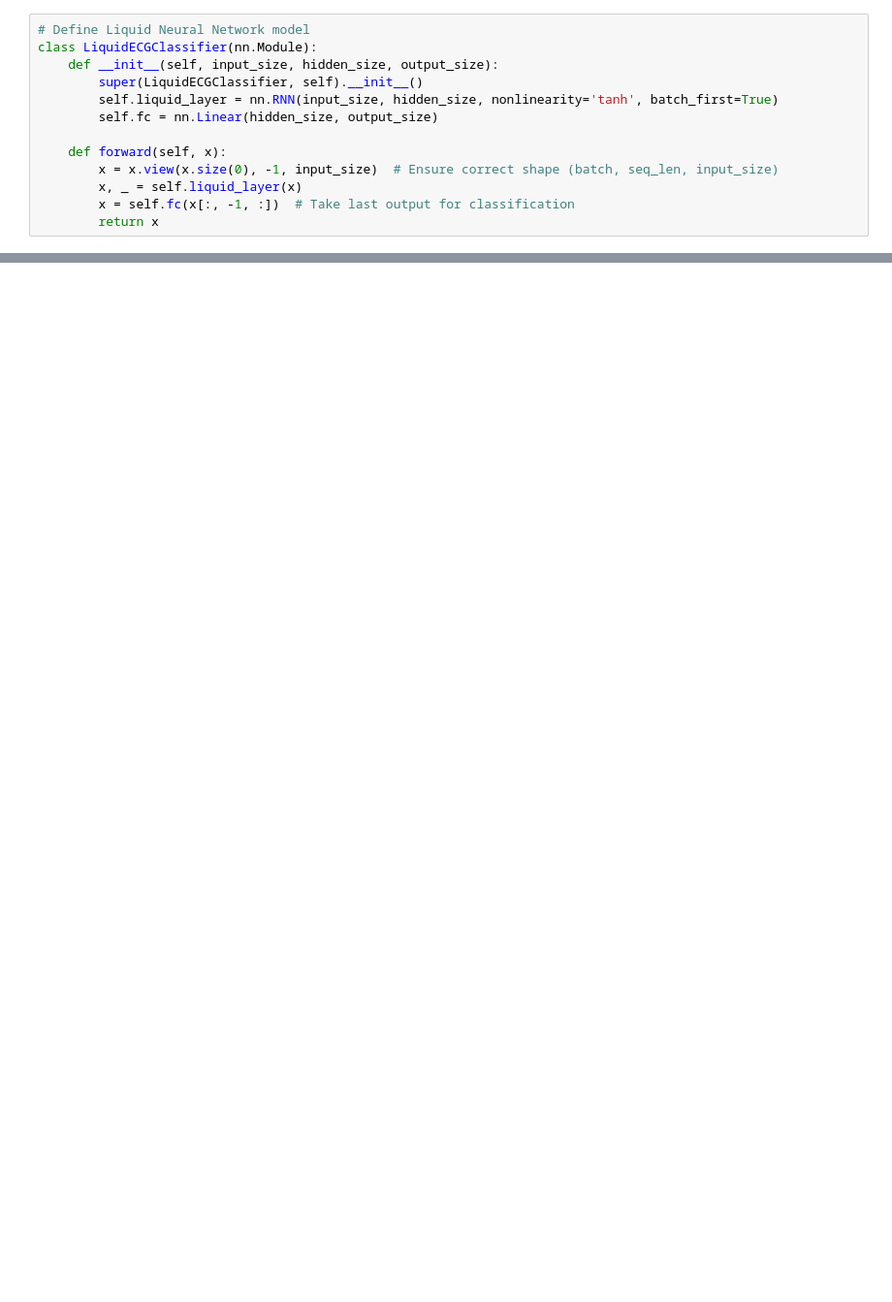
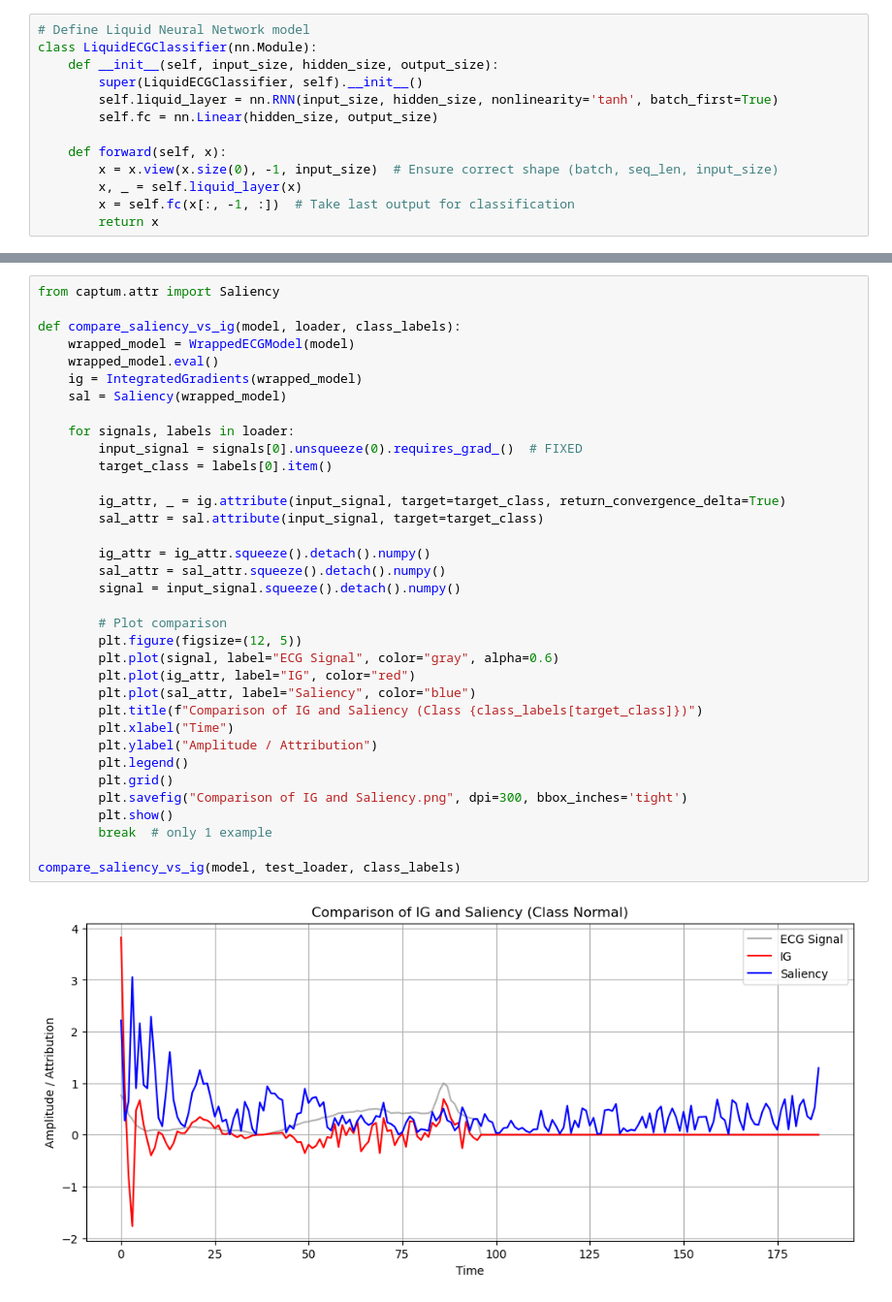
Before and after one commit to PranitaAbbireddy/Liquid-Neural-Network-Based-ECG-Diagnosis, a Jupyter notebook: Model/LNN_based_ECG_Diagnosis.ipynb, the cells around one changed output, grey strips where cells are left out. Shown at 97% size. Saved outputs shown, nothing was run; the diff lists cells and outputs as text; blank space fills up the shorter version.

```diff
--- a/Model/LNN_based_ECG_Diagnosis.ipynb
+++ b/Model/LNN_based_ECG_Diagnosis.ipynb
@@ -203,0 +356,37 @@ Test Accuracy: 97.01%
+# %%
+from captum.attr import Saliency
+
+def compare_saliency_vs_ig(model, loader, class_labels):
+    wrapped_model = WrappedECGModel(model)
+    wrapped_model.eval()
+    ig = IntegratedGradients(wrapped_model)
+    sal = Saliency(wrapped_model)
+
+    for signals, labels in loader:
+        input_signal = signals[0].unsqueeze(0).requires_grad_()  # FIXED
+        target_class = labels[0].item()
+
+        ig_attr, _ = ig.attribute(input_signal, target=target_class, return_convergence_delta=True)
+        sal_attr = sal.attribute(input_signal, target=target_class)
+
+        ig_attr = ig_attr.squeeze().detach().numpy()
+        sal_attr = sal_attr.squeeze().detach().numpy()
+        signal = input_signal.squeeze().detach().numpy()
+
+        # Plot comparison
+        plt.figure(figsize=(12, 5))
+        plt.plot(signal, label="ECG Signal", color="gray", alpha=0.6)
+        plt.plot(ig_attr, label="IG", color="red")
+        plt.plot(sal_attr, label="Saliency", color="blue")
+        plt.title(f"Comparison of IG and Saliency (Class {class_labels[target_class]})")
+        plt.xlabel("Time")
+        plt.ylabel("Amplitude / Attribution")
+        plt.legend()
+        plt.grid()
+        plt.savefig("Comparison of IG and Saliency.png", dpi=300, bbox_inches='tight')
+        plt.show()
+        break  # only 1 example
+
+compare_saliency_vs_ig(model, test_loader, class_labels)
+# %% [output]
+[figure, added]
```
Also changed, not shown: parts of 16 cells of this notebook.
